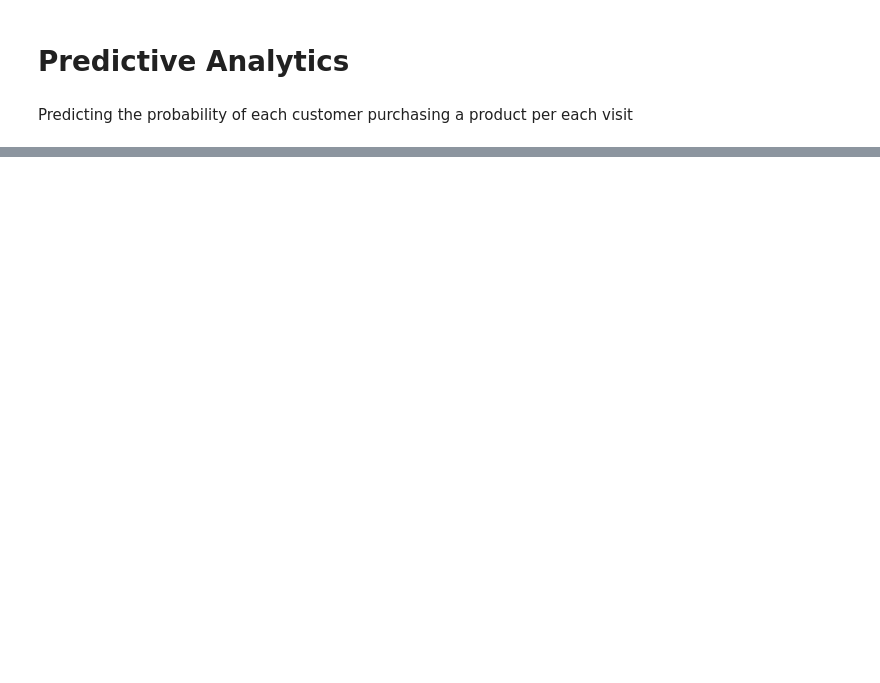
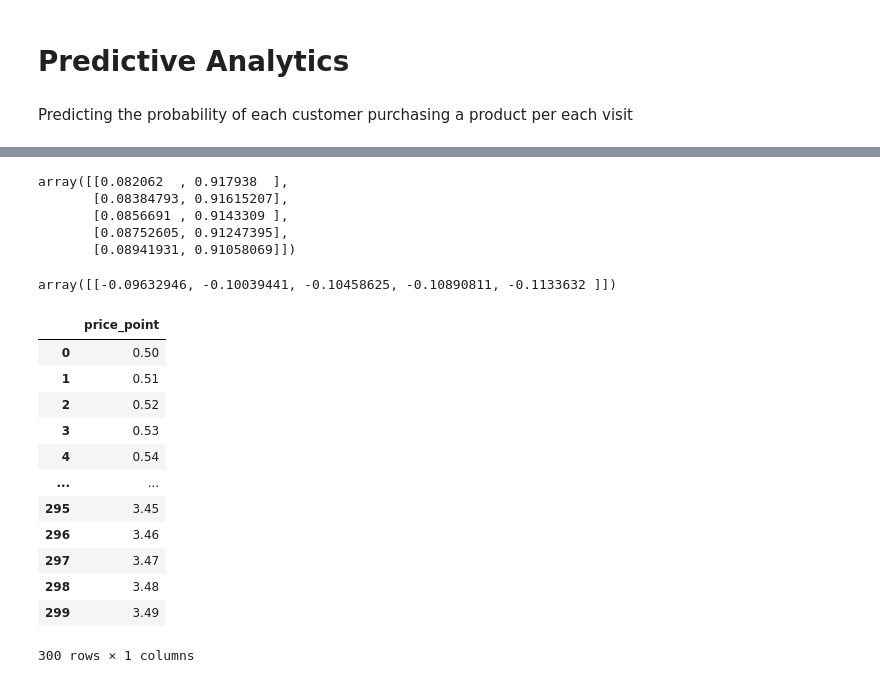
Before and after one commit to YM88/customer_segmentation, a Jupyter notebook: 002_predictive_analytics.ipynb, the cells around one changed output, grey strips where cells are left out. Saved outputs shown, nothing was run; the diff lists cells and outputs as text; code cells hidden in the pictures; blank space fills up the shorter version.

```diff
--- a/002_predictive_analytics.ipynb
+++ b/002_predictive_analytics.ipynb
@@ -27,0 +101,3 @@ df_purchase['segment'] = df_purchase['segment'].map({3:0,0:2, 2:1, 1:3})
+# %%
+# Creating an array from 1 to 2.99 for the price range.
+df_price = pd.DataFrame(np.arange(0.5, 3.5, 0.01))
@@ -27,0 +106,9 @@ df_purchase['segment'] = df_purchase['segment'].map({3:0,0:2, 2:1, 1:3})
+# %%
+# resulting array has two columns: the probability of no purchase, the probability of purchase. the higher the price becomes they increase and decrease.
+y_pr[0:5, :]
+# %% [output]
+array([[0.082062  , 0.917938  ],
+       [0.08384793, 0.91615207],
+       [0.0856691 , 0.9143309 ],
+       [0.08752605, 0.91247395],
+       [0.08941931, 0.91058069]])
@@ -27,0 +120,4 @@ df_purchase['segment'] = df_purchase['segment'].map({3:0,0:2, 2:1, 1:3})
+# %%
+pe[:, 0:5]
+# %% [output]
+array([[-0.09632946, -0.10039441, -0.10458625, -0.10890811, -0.1133632 ]])
@@ -27,0 +126,16 @@ df_purchase['segment'] = df_purchase['segment'].map({3:0,0:2, 2:1, 1:3})
+# %%
+df_price
+# %% [output]
+|  | price_point |
+| 0 | 0.50 |
+| 1 | 0.51 |
+| 2 | 0.52 |
+| 3 | 0.53 |
+| 4 | 0.54 |
+| ... | ... |
+| 295 | 3.45 |
+| 296 | 3.46 |
+| 297 | 3.47 |
+| 298 | 3.48 |
+| 299 | 3.49 |
+300 rows × 1 columns
```
Also changed, not shown: parts of 26 cells of this notebook, 3 other files.
